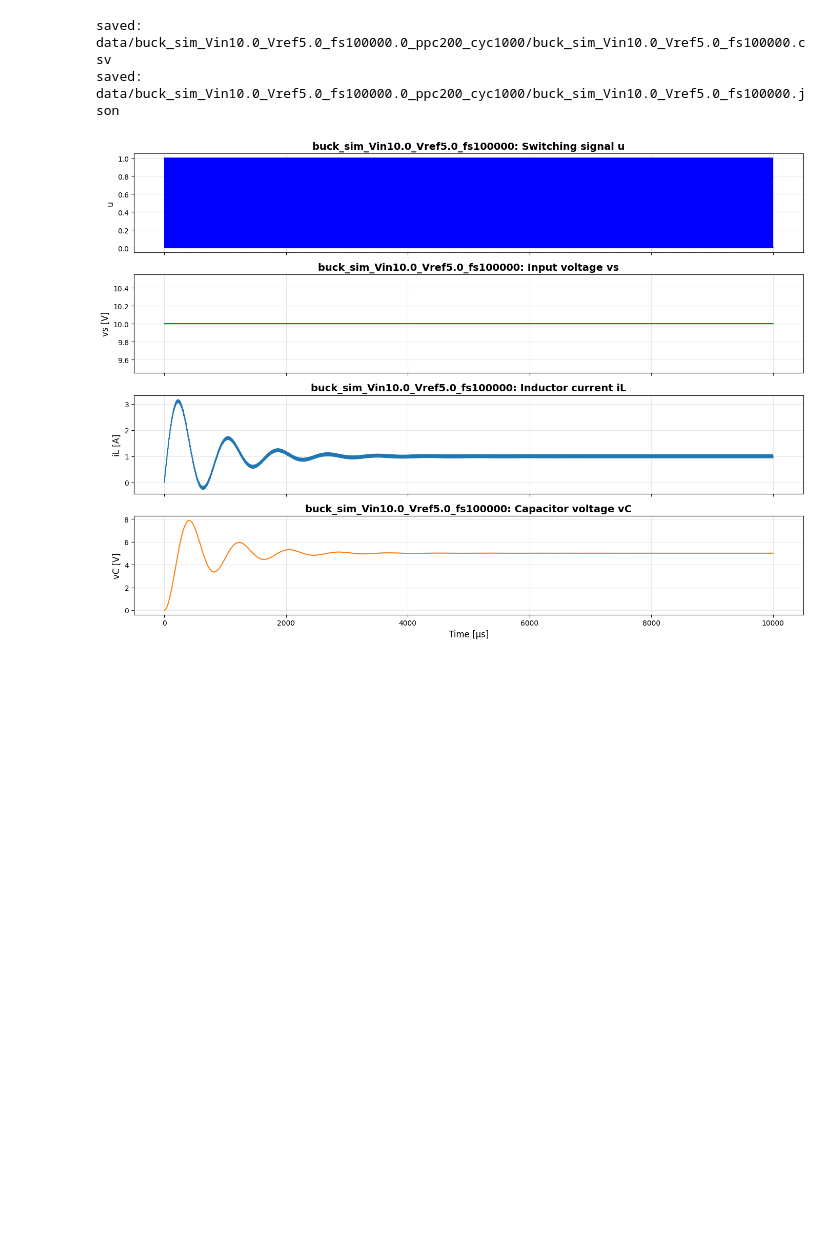
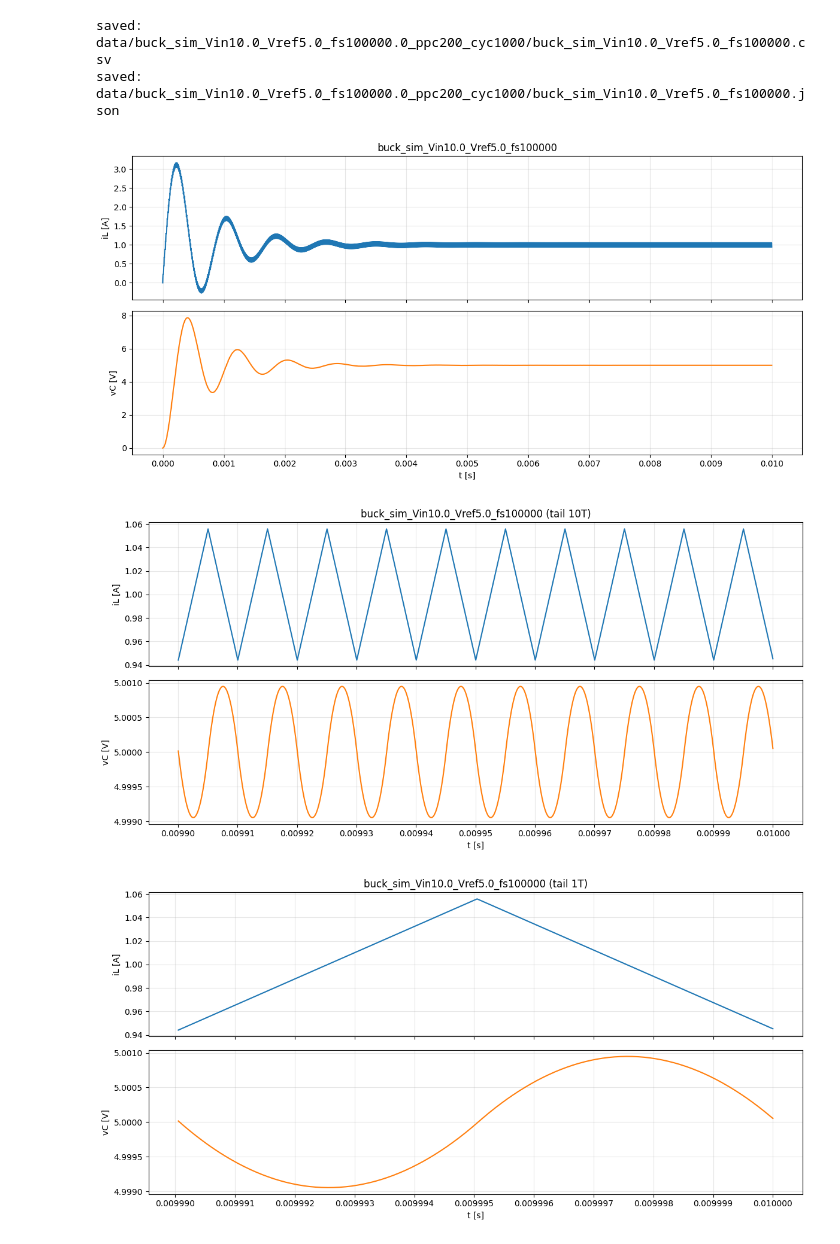
Before and after one commit to University-Laboratory/rnn-pann, a Jupyter notebook: actual_machine_notebooks/utils/create_csv_data.ipynb, the cells around one changed output. Cells and saved outputs as stored; diff of their text form; code cells hidden in the pictures; blank space fills up the shorter version.

Commit message:
feat: Remove note_sim and plan.md notebooks; update create_csv_data.ipynb for improved data handling and visualization; enhance CSV and JSON output formats for BuckConverterCell simulations

```diff
--- a/actual_machine_notebooks/utils/create_csv_data.ipynb
+++ b/actual_machine_notebooks/utils/create_csv_data.ipynb
@@ -207,14 +179,19 @@ saved: data/buck_sim_Vin10.0_Vref5.0_fs100000.0_ppc200_cyc1000/buck_sim_Vin10.0_
 # %%
 csv_file = Path(str(csv_path))
 df = pd.read_csv(csv_file)
 
-
-u = df["u"].to_numpy(dtype=np.float64)[:-1]
-vs = df["vs"].to_numpy(dtype=np.float64)[:-1]
 t = df["t"].to_numpy(dtype=np.float64)
 iL = df["iL"].to_numpy(dtype=np.float64)
 vC = df["vC"].to_numpy(dtype=np.float64)
 
-fig, _ = plot_u_vs_iL_vC(t=t, u=u, vs=vs, iL=iL, vC=vC, title=csv_file.stem)
+fig_list = plot_iLvC(
+    t=t,
+    iL=iL,
+    vC=vC,
+    T=cfg.T,
+    title=csv_file.stem,
+)
 # %% [output]
-[figure, old version]
+[figure, new version]
+[figure, added]
+[figure, added]
```
Also changed, not shown: parts of 1 cell of this notebook, 4 other files.
